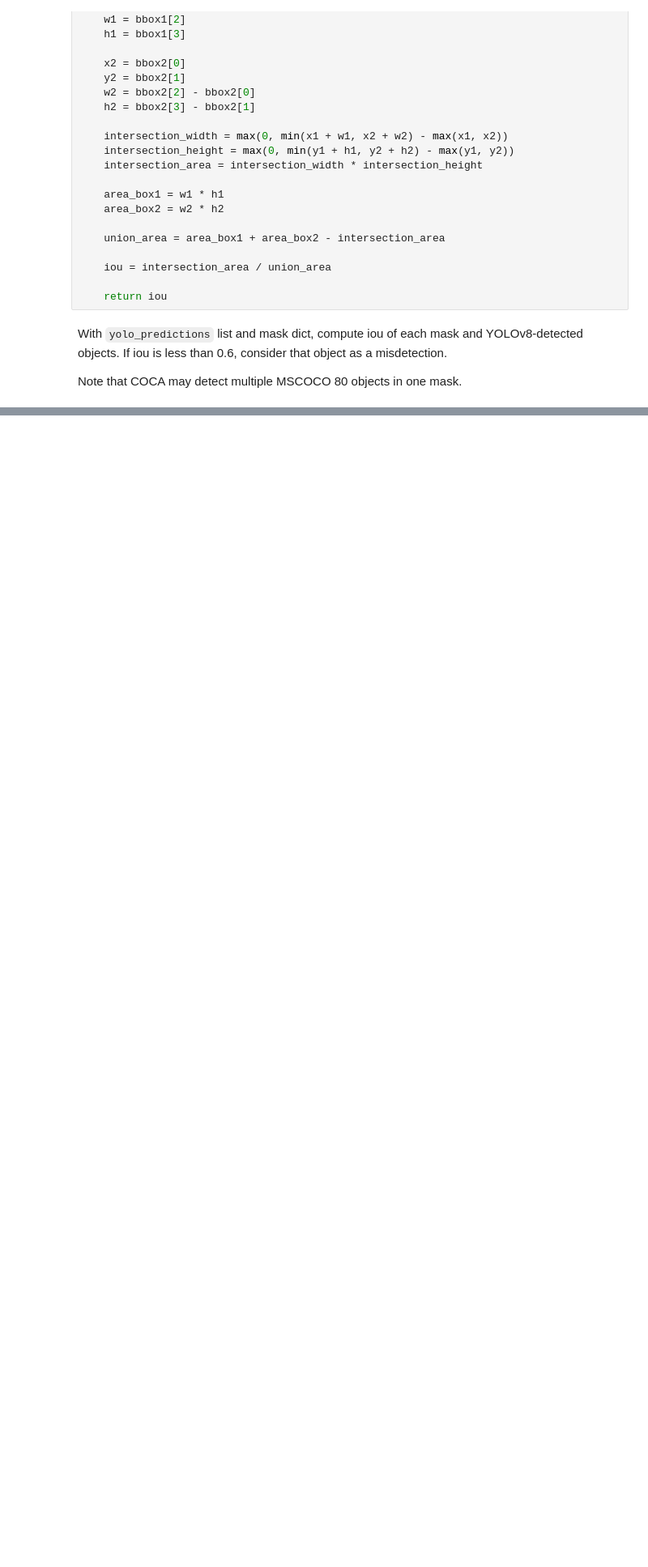
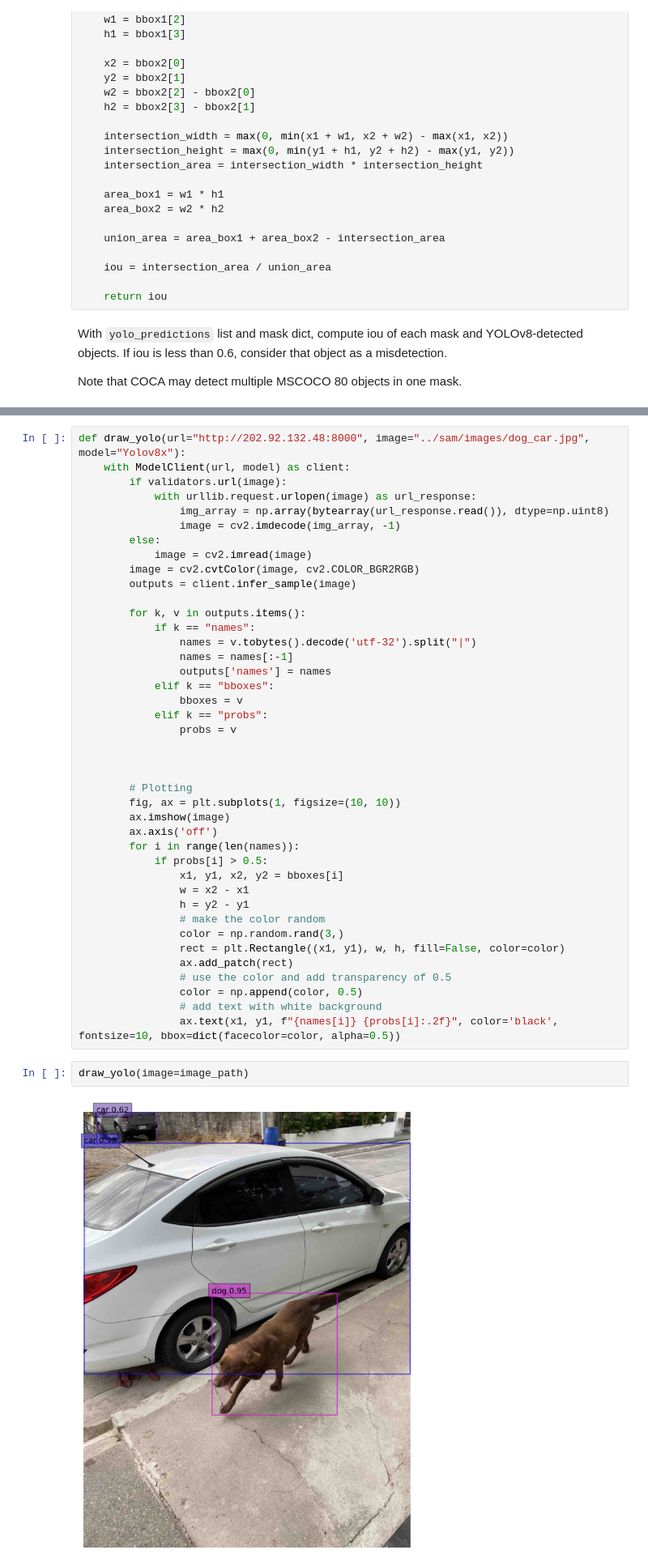
Before and after one commit to c-santos/ZS-ObjectDetection-SAM, a Jupyter notebook: master.ipynb, the cells around one changed output, grey strips where cells are left out. Shown at 81% size. Cells and saved outputs as stored; diff of their text form; blank space fills up the shorter version.

```diff
--- a/master.ipynb
+++ b/master.ipynb
@@ -574,0 +622,45 @@ draw_figure(image, masks_copy)
+# %%
+def draw_yolo(url="http://202.92.132.48:8000", image="../sam/images/dog_car.jpg", model="Yolov8x"):
+    with ModelClient(url, model) as client:
+        if validators.url(image):
+            with urllib.request.urlopen(image) as url_response:
+                img_array = np.array(bytearray(url_response.read()), dtype=np.uint8)
+                image = cv2.imdecode(img_array, -1)
+        else:
+            image = cv2.imread(image)
+        image = cv2.cvtColor(image, cv2.COLOR_BGR2RGB)
+        outputs = client.infer_sample(image)
+
+        for k, v in outputs.items():
+            if k == "names":
+                names = v.tobytes().decode('utf-32').split("|")
+                names = names[:-1]
+                outputs['names'] = names
+            elif k == "bboxes":
+                bboxes = v
+            elif k == "probs":
+                probs = v
+
+
+
+        # Plotting
+        fig, ax = plt.subplots(1, figsize=(10, 10))
+        ax.imshow(image)
+        ax.axis('off')
+        for i in range(len(names)):
+            if probs[i] > 0.5:
+                x1, y1, x2, y2 = bboxes[i]
+                w = x2 - x1
+                h = y2 - y1
+                # make the color random
+                color = np.random.rand(3,)
+                rect = plt.Rectangle((x1, y1), w, h, fill=False, color=color)
+                ax.add_patch(rect)
+                # use the color and add transparency of 0.5
+                color = np.append(color, 0.5)
+                # add text with white background
+                ax.text(x1, y1, f"{names[i]} {probs[i]:.2f}", color='black', fontsize=10, bbox=dict(facecolor=color, alpha=0.5))
+# %%
+draw_yolo(image=image_path)
+# %% [output]
+[figure, added]
```
Also changed, not shown: parts of 13 cells of this notebook, 9 other files.
